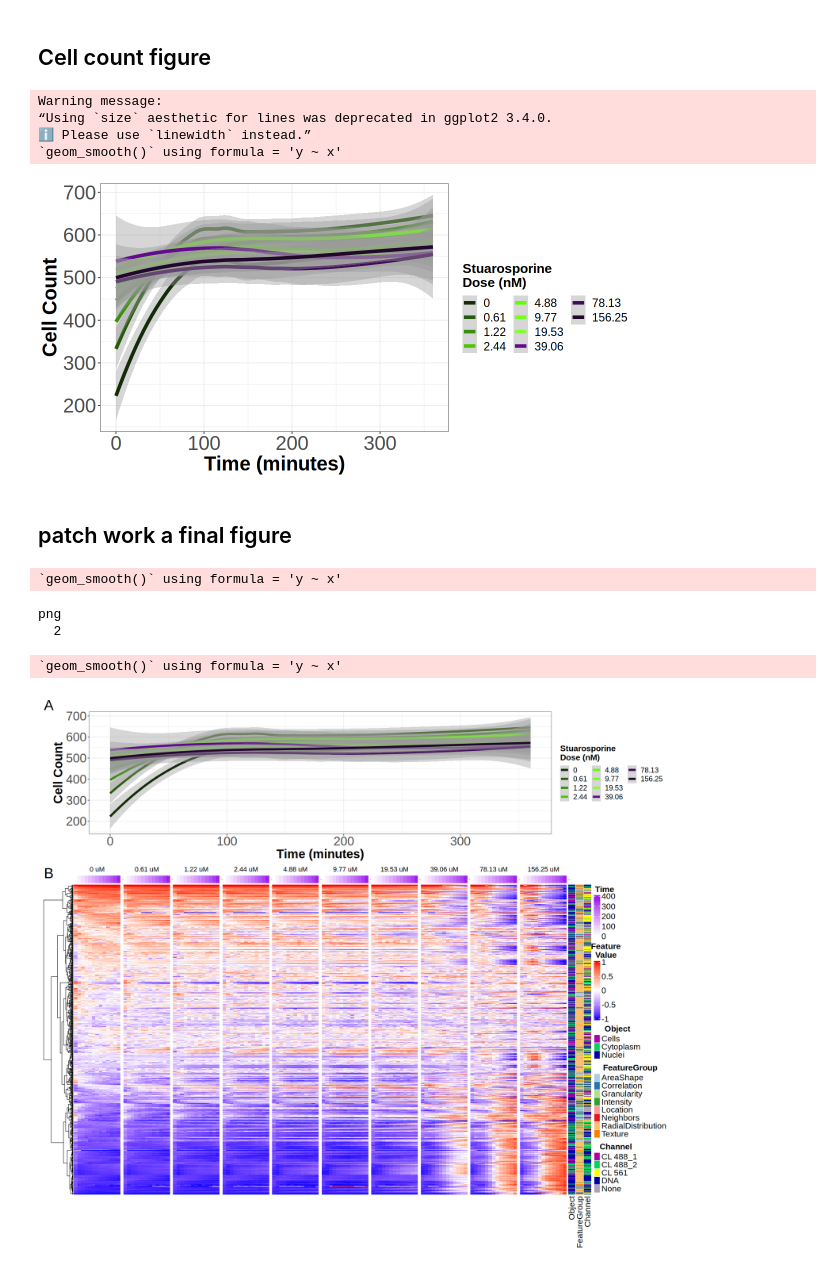
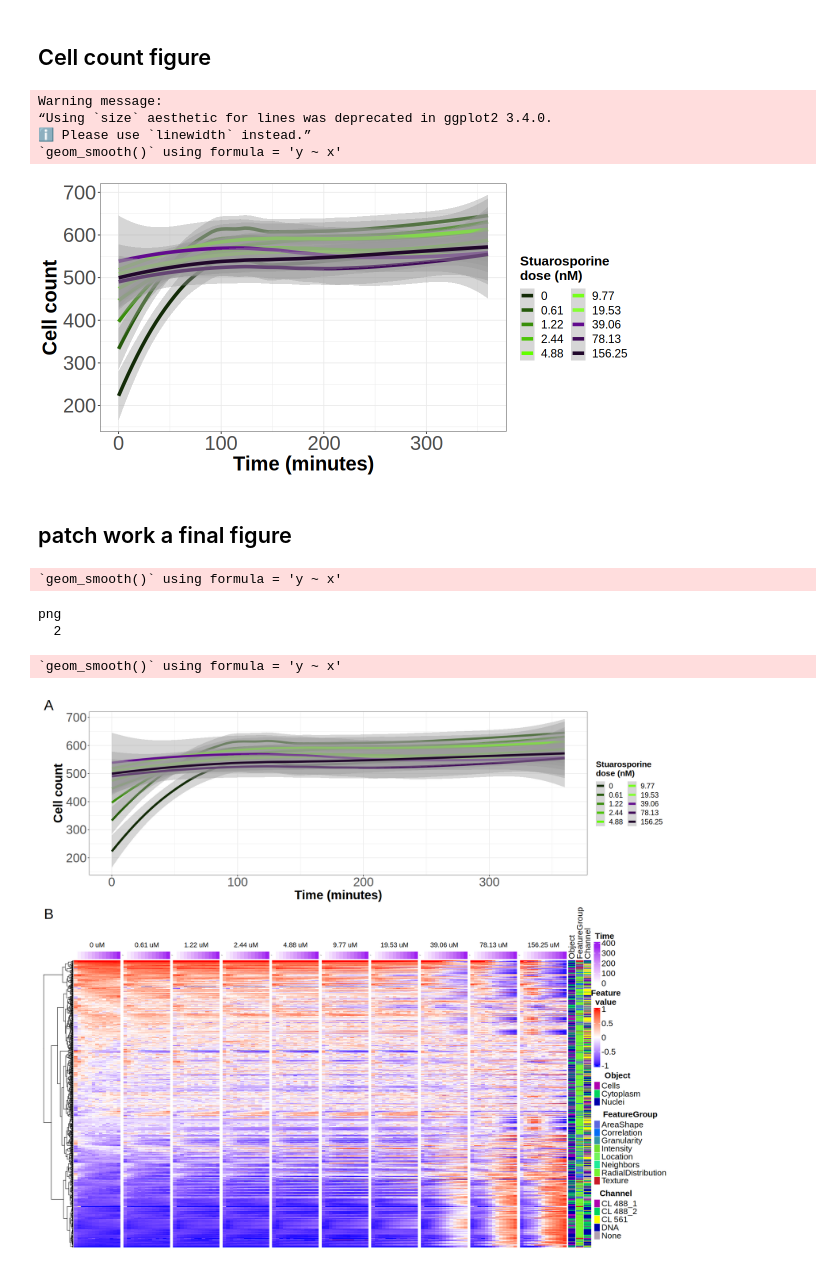
Before and after one commit to MikeLippincott/live_cell_timelapse_apoptosis_analysis, a Jupyter notebook: figures/aggregate_heatmap_figure/notebooks/1.CP_features_heatmap_overtim_plus_cellcount.ipynb, the cells around one changed output. Cells and saved outputs as stored; diff of their text form; code cells hidden in the pictures.

```diff
--- a/figures/aggregate_heatmap_figure/notebooks/1.CP_features_heatmap_overtim_plus_cellcount.ipynb
+++ b/figures/aggregate_heatmap_figure/notebooks/1.CP_features_heatmap_overtim_plus_cellcount.ipynb
@@ -193,7 +193,7 @@ row_compartment = rowAnnotation(
         title_gp = gpar(fontsize = 16, angle = 0, fontface = "bold", hjust = 1.0),
         labels_gp = gpar(fontsize = 16,
         title = gpar(fontsize = 16))),
-    annotation_name_side = "bottom",
+    annotation_name_side = "top",
     annotation_name_gp = gpar(fontsize = 16),
     # color
     col = list(
@@ -211,10 +211,10 @@ row_measurement = rowAnnotation(
         title_gp = gpar(fontsize = 16, angle = 0, fontface = "bold", hjust = 0.5),
         labels_gp = gpar(fontsize = 16,
         title = gpar(fontsize = 16))),
-    annotation_name_side = "bottom",
+    annotation_name_side = "top",
     annotation_name_gp = gpar(fontsize = 16),
     col = list(
-            FeatureGroup = c(
+            `Feature\ngroup` = c(
             "AreaShape" = brewer.pal(8, "Paired")[1],
             "Correlation" = brewer.pal(8, "Paired")[2],
             "Granularity" = brewer.pal(8, "Paired")[3],
@@ -247,7 +247,7 @@ row_channel = rowAnnotation(
 
 
 
-    annotation_name_side = "bottom",
+    annotation_name_side = "top",
     # make font size bigger
     annotation_name_gp = gpar(fontsize = 16),
     col = list(
@@ -300,7 +300,7 @@ for (dose in unique(df$Metadata_dose)) {
 
             show_heatmap_legend = TRUE,
             heatmap_legend_param = list(
-                        title = "Feature\nValue",
+                        title = "Feature\nvalue",
                         title_position = "topcenter",
                         # direction = "horizontal",
                         title_gp = gpar(fontsize = 16, angle = 0, fontface = "bold", hjust = 1.0),
@@ -328,7 +328,7 @@ for (dose in unique(df$Metadata_dose)) {
 
             show_heatmap_legend = FALSE,
             heatmap_legend_param = list(
-                        title = "Feature\nValue",
+                        title = "Feature\nvalue",
                         title_position = "topcenter",
                         title_gp = gpar(fontsize = 16, angle = 0, fontface = "bold", hjust = 1.0),
                         labels_gp = gpar(fontsize = 16),
@@ -356,8 +356,8 @@ cell_count_v_time_plot_colored_by_dose <- (
     + scale_color_manual(values = color_palette_dose)
     + labs(
         x = "Time (minutes)",
-        y = "Cell Count",
-        color = "Stuarosporine\nDose (nM)",
+        y = "Cell count",
+        color = "Stuarosporine\ndose (nM)",
     )
     + dose_guides_color
     + plot_themes
@@ -370,7 +370,7 @@ cell_count_v_time_plot_colored_by_dose <- (
         axis.title = element_text(size = 16, face = "bold"),
         axis.text = element_text(size = 14)
     )
-    + guides(color = guide_legend(ncol = 3))
+    + guides(color = guide_legend(ncol = 2))
 
 )
 cell_count_v_time_plot_colored_by_dose
@@ -379,7 +379,7 @@ Warning message:
 “Using `size` aesthetic for lines was deprecated in ggplot2 3.4.0.
 ℹ Please use `linewidth` instead.”
 `geom_smooth()` using formula = 'y ~ x'
-[figure, old version]
+[figure, new version]
 # %% [markdown]
 ## patch work a final figure
 # %%
@@ -393,33 +393,33 @@ heatmap_grob <- grid.grabExpr(
 layout <- "
 A
 B
 "
 width <- 17
 height <- 15
 options(repr.plot.width = width, repr.plot.height = height)
 final_figure <- (
     cell_count_v_time_plot_colored_by_dose
     # + wrap_elements(
     #     clip = TRUE,
     #     full = heatmap_grob
     #     )
     + grid.grabExpr(draw(
         heatmap_list,
         merge_legends = TRUE,
     ))
     + plot_layout(
         design = layout,
-        heights = c(1, 3)
+        heights = c(0.33, 0.66)
     )
     + plot_annotation(tag_levels = 'A') & theme(plot.tag = element_text(size = 28))
 )
-png(filename = paste0(figure_path, "filtered_features.png"), width = width, height = height, units = "in", res = 600)
+png(filename = paste0(figure_path, "aggregate_heatmap_CP_features.png"), width = width, height = height, units = "in", res = 600)
 final_figure
 dev.off()
 final_figure
 # %% [output]
 `geom_smooth()` using formula = 'y ~ x'
 png
   2
 `geom_smooth()` using formula = 'y ~ x'
-[figure, old version]
+[figure, new version]
```
Also changed, not shown: 2 other files.
